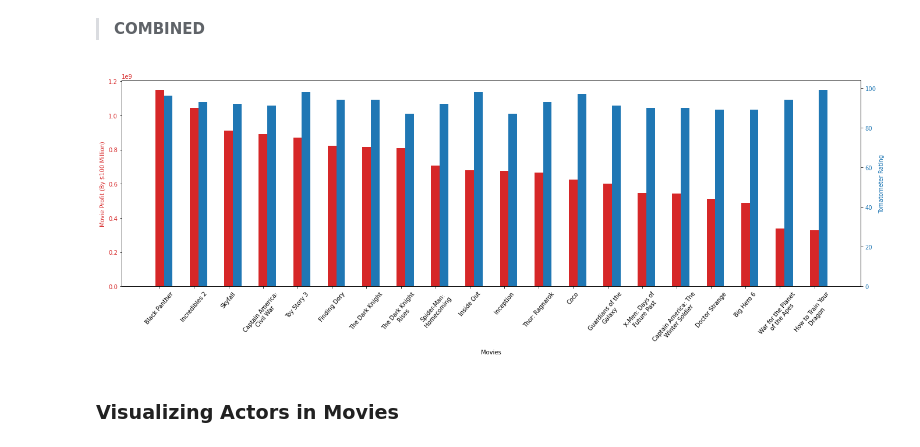
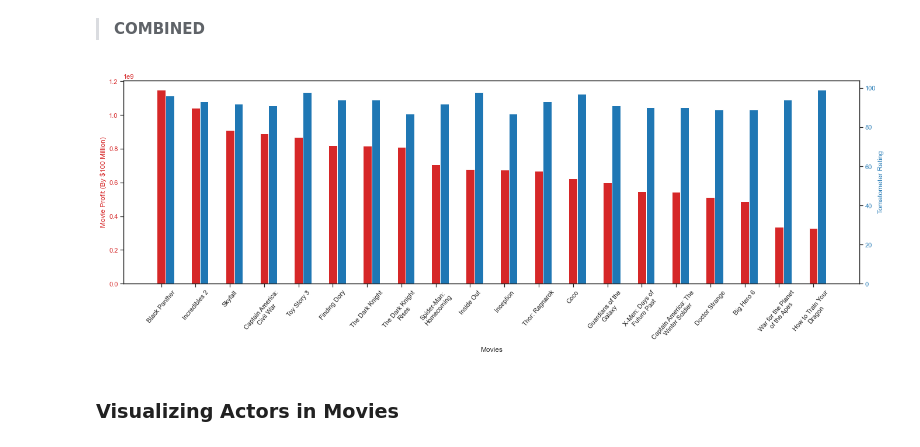
Before and after one commit to jchandleroneal/microsoft-movie-analysis, a Jupyter notebook: movie_analysis.ipynb, the cells around one changed output. Drawn from its saved outputs; the diff is of its cells as text; code cells hidden in the pictures.

```diff
--- a/movie_analysis.ipynb
+++ b/movie_analysis.ipynb
@@ -4,8 +4,10 @@ import numpy as np
 import matplotlib.pyplot as plt
 %matplotlib inline
 import seaborn as sns
+sns.set()
 import warnings
 warnings.filterwarnings('ignore')
+
 
 
 data_info = pd.read_csv('data/zippedData/rotten_tomatoes_movies.csv.gz')
@@ -555,35 +555,36 @@ data2 = movie_actor_budget4.tomatometer_rating
 width = 0.25
 
 fig, ax1 = plt.subplots(figsize=(19,7))
 
 color = 'tab:red'
 ax1.set_xlabel('Movies')
 ax1.set_ylabel('Movie Profit (By $100 Million)', color=color)
 plt.bar(t2, data1, width, color=color)
 ax1.tick_params(axis='y', labelcolor=color)
 plt.xticks(t2, movie_actor_budget4['movie_title'])
 plt.xticks(rotation=50)
 
 #
 
 f = lambda x: textwrap.fill(x.get_text(), 20)
 ax1.set_xticklabels(map(f, ax1.get_xticklabels()))
 
 
-#
+
 
 ax2 = ax1.twinx()  # instantiate a second axes that shares the same x-axis
 
 color = 'tab:blue'
 ax2.set_ylabel('Tomatometer Rating', color=color)  # we already handled the x-label with ax1
 plt.bar(t2+width,data2, width, color=color)
 ax2.tick_params(axis='y', labelcolor=color)
 
 
+sns.set_style("white")
 fig.tight_layout()  # otherwise the right y-label is slightly clipped
 plt.show()
 # %% [output]
-[figure, old version]
+[figure, new version]
 # %% [markdown]
 ### Visualizing Actors in Movies
 # %% [markdown]
```
Also changed, not shown: parts of 11 cells of this notebook.
